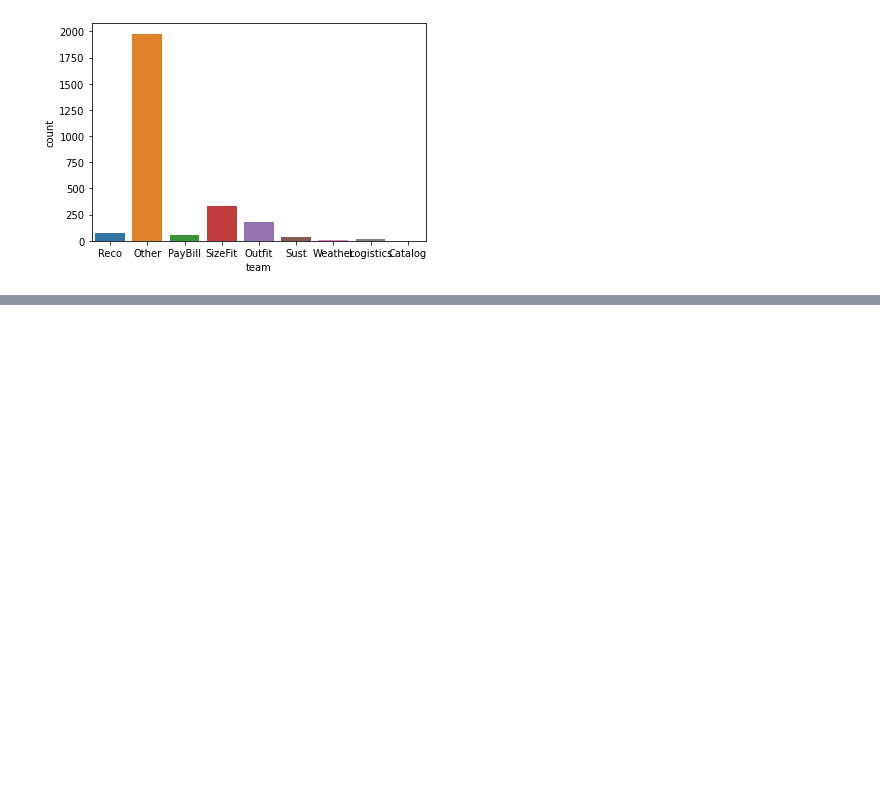
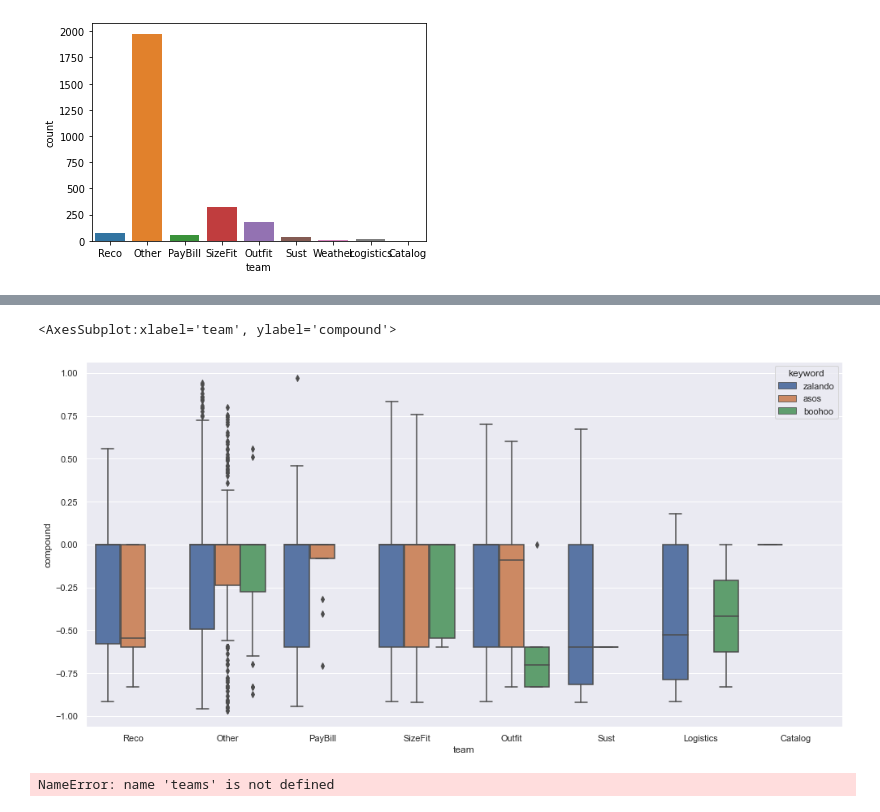
Before and after one commit to C-JoGit/Zalando_Analytics_HWR_BIPM, a Jupyter notebook: 5. topic definition de.ipynb, the cells around one changed output, grey strips where cells are left out. Cells and saved outputs as stored; diff of their text form; code cells hidden in the pictures; blank space fills up the shorter version.

```diff
--- a/5. topic definition de.ipynb
+++ b/5. topic definition de.ipynb
@@ -220,0 +255,6 @@ sns.countplot(data=teams, x='team')
+# %%
+sns.set(rc={'figure.figsize':(16.7,8.27)})
+sns.boxplot(x="team", y="compound", data=teams, hue='keyword')
+# %% [output]
+<AxesSubplot:xlabel='team', ylabel='compound'>
+[figure, added]
@@ -220,0 +267,4 @@ sns.countplot(data=teams, x='team')
+# %%
+teams.head()
+# %% [output]
+NameError: name 'teams' is not defined
```
Also changed, not shown: parts of 38 cells of this notebook, 2 other files.
